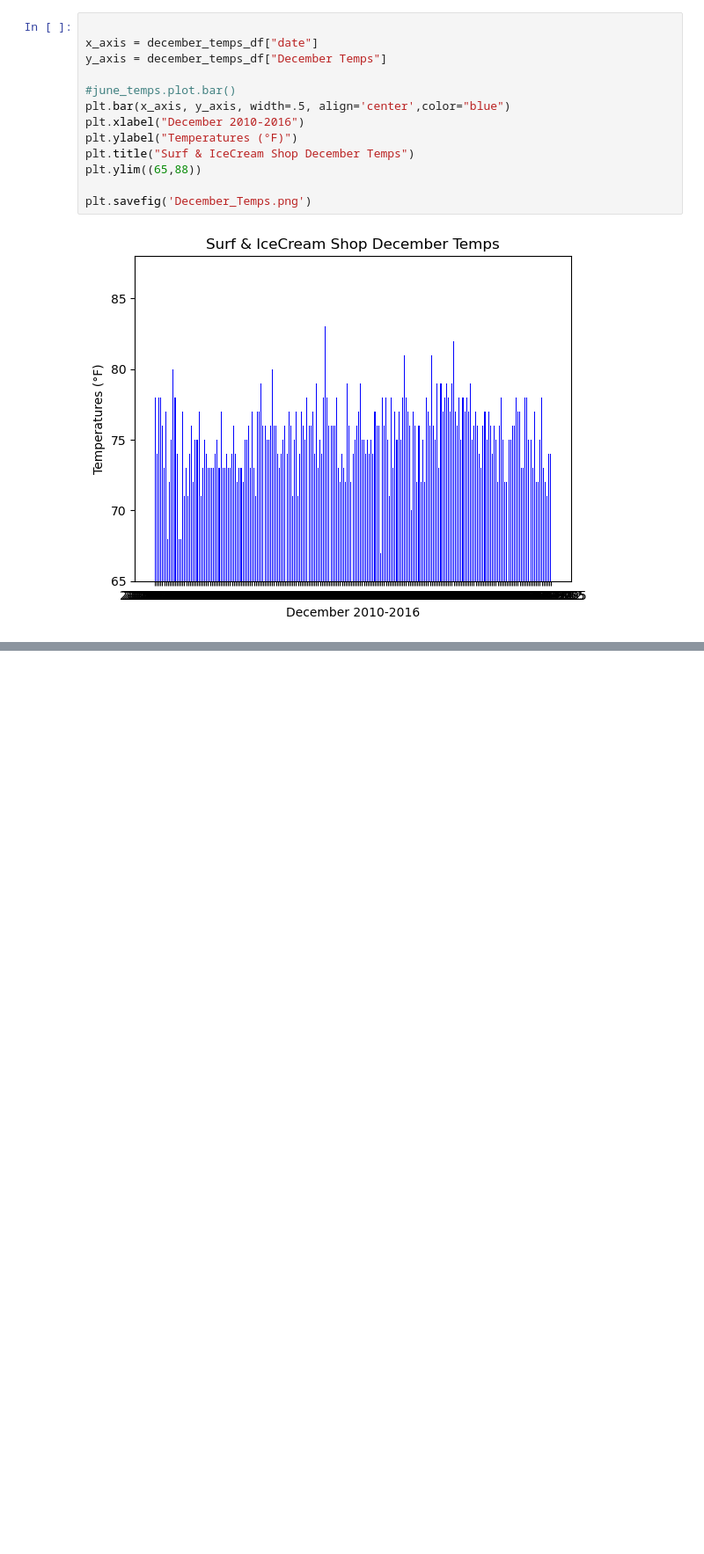
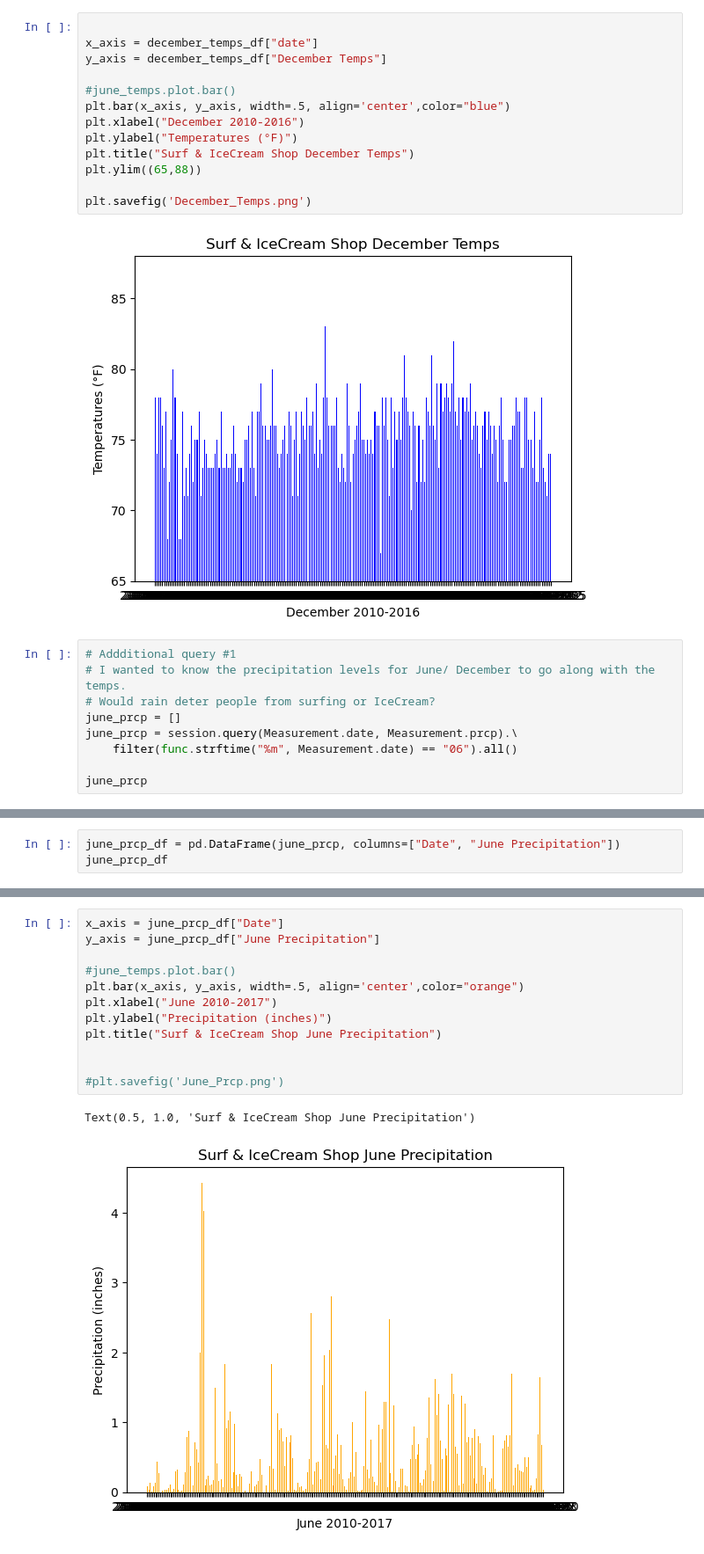
Before and after one commit to amramy/Surfs_Up, a Jupyter notebook: SurfsUp_Challenge.ipynb, the cells around one changed output, grey strips where cells are left out. Shown at 88% size. Saved outputs shown, nothing was run; the diff lists cells and outputs as text; blank space fills up the shorter version.

Commit message:
challenge SurfsUp complete with pics

```diff
--- a/SurfsUp_Challenge.ipynb
+++ b/SurfsUp_Challenge.ipynb
@@ -223,3 +223,12 @@ plt.ylim((65,88))
 plt.savefig('December_Temps.png')
 # %% [output]
 [figure]
+# %%
+# Addditional query #1
+# I wanted to know the precipitation levels for June/ December to go along with the temps.
+# Would rain deter people from surfing or IceCream?
+june_prcp = []
+june_prcp = session.query(Measurement.date, Measurement.prcp).\
+    filter(func.strftime("%m", Measurement.date) == "06").all()
+
+june_prcp
@@ -225,0 +253,3 @@ plt.savefig('December_Temps.png')
+# %%
+june_prcp_df = pd.DataFrame(june_prcp, columns=["Date", "June Precipitation"])
+june_prcp_df
@@ -225,0 +282,15 @@ plt.savefig('December_Temps.png')
+# %%
+x_axis = june_prcp_df["Date"]
+y_axis = june_prcp_df["June Precipitation"]
+
+#june_temps.plot.bar()
+plt.bar(x_axis, y_axis, width=.5, align='center',color="orange")
+plt.xlabel("June 2010-2017")
+plt.ylabel("Precipitation (inches)")
+plt.title("Surf & IceCream Shop June Precipitation")
+
+
+#plt.savefig('June_Prcp.png')
+# %% [output]
+Text(0.5, 1.0, 'Surf & IceCream Shop June Precipitation')
+[figure, added]
```
Also changed, not shown: parts of 17 cells of this notebook, 10 other files.
